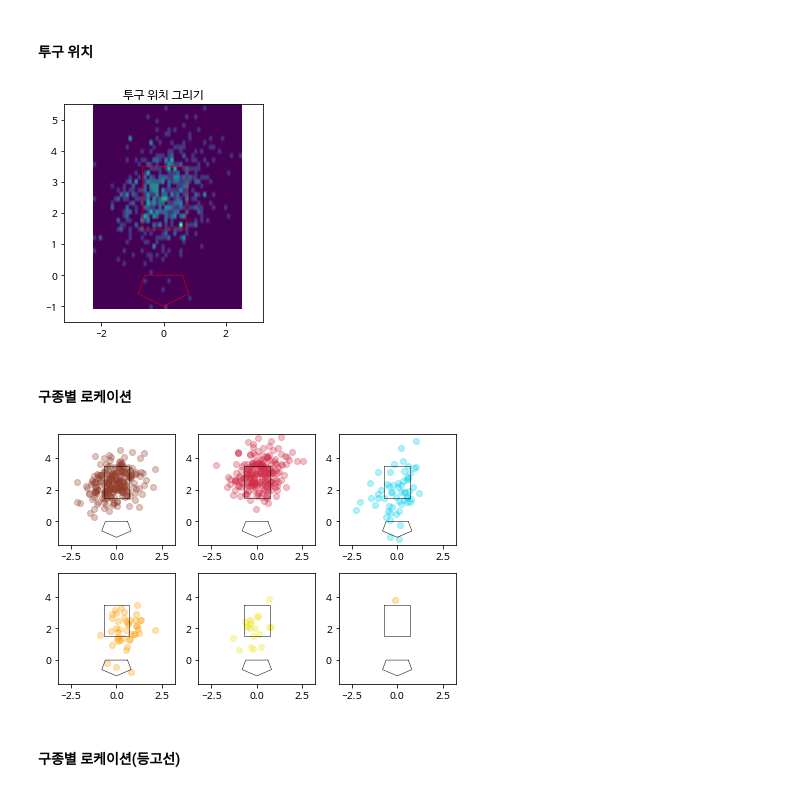
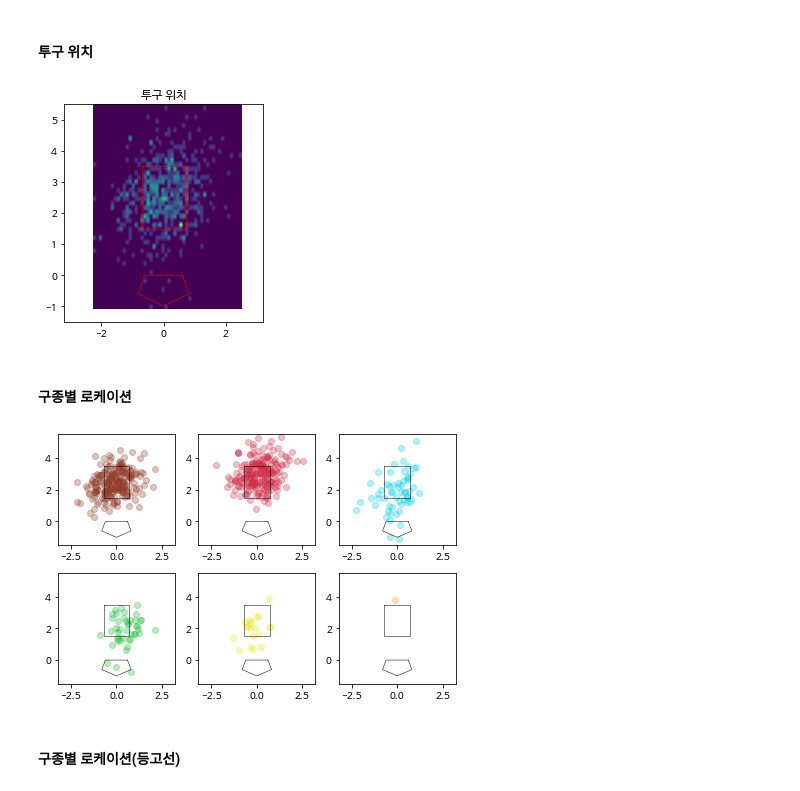
Before and after one commit to Sgkeoi/GonBaseball, a Jupyter notebook: 외국인선수분석_PBP.ipynb, the cells around one changed output. Saved outputs shown, nothing was run; the diff lists cells and outputs as text; code cells hidden in the pictures.

```diff
--- a/외국인선수분석_PBP.ipynb
+++ b/외국인선수분석_PBP.ipynb
@@ -607,14 +607,14 @@ plt.plot(x2, y2, c='red', lw=0.5)
 # x축, y축 범위 지정
 plt.xlim([L-2.5, R+2.5])
 plt.ylim([Bot-3, Top+2])
-plt.title('투구 위치 그리기')
+plt.title('투구 위치')
 
 plt.show();
 
 # a,b와 x,y가 겹치면 안 된다.
 # a,b 변수로 겹치지 않게 한 다음에 다시 그 이전으로 돌아가서 먼저 실행한 뒤 재실행 하면 된다.
 # %% [output]
-[figure, old version]
+[figure, new version]
 # %% [markdown]
 #### 구종별 로케이션
 # %%
@@ -662,35 +662,35 @@ axes3.scatter(CU.plate_x, CU.plate_z, c='#00D1ED', alpha=0.3)
 axes3.set_xlim([L-2.5, R+2.5])
 axes3.set_ylim([Bot-3, Top+2])
 
 axes3.plot(x, y, c='black', lw=0.5)
 axes3.plot(x2, y2, c='black', lw=0.5)
 #---------------------------------------------------------------------
-axes4.scatter(CH.plate_x, CH.plate_z, c='#FE9D00', alpha=0.3)
+axes4.scatter(CH.plate_x, CH.plate_z, c='#1DBE3A', alpha=0.3)
 axes4.set_xlim([L-2.5, R+2.5])
 axes4.set_ylim([Bot-3, Top+2])
 
 axes4.plot(x, y, c='black', lw=0.5)
 axes4.plot(x2, y2, c='black', lw=0.5)
 #---------------------------------------------------------------------
 axes5.scatter(SL.plate_x, SL.plate_z, c='#EEE716', alpha=0.3)
 axes5.set_xlim([L-2.5, R+2.5])
 axes5.set_ylim([Bot-3, Top+2])
 
 axes5.plot(x, y, c='black', lw=0.5)
 axes5.plot(x2, y2, c='black', lw=0.5)
 #---------------------------------------------------------------------
 axes6.scatter(SI.plate_x, SI.plate_z, c='#FE9D00', alpha=0.3)
 axes6.set_xlim([L-2.5, R+2.5])
 axes6.set_ylim([Bot-3, Top+2])
 
 axes6.plot(x, y, c='black', lw=0.5)
 axes6.plot(x2, y2, c='black', lw=0.5)
 #---------------------------------------------------------------------
 
 # 틀끼리 겹치지 말게 하기
 fig.tight_layout();
 # %% [output]
-[figure, old version]
+[figure, new version]
 # %% [markdown]
 #### 구종별 로케이션(등고선)
 # %%
```
Also changed, not shown: parts of 9 cells of this notebook.
